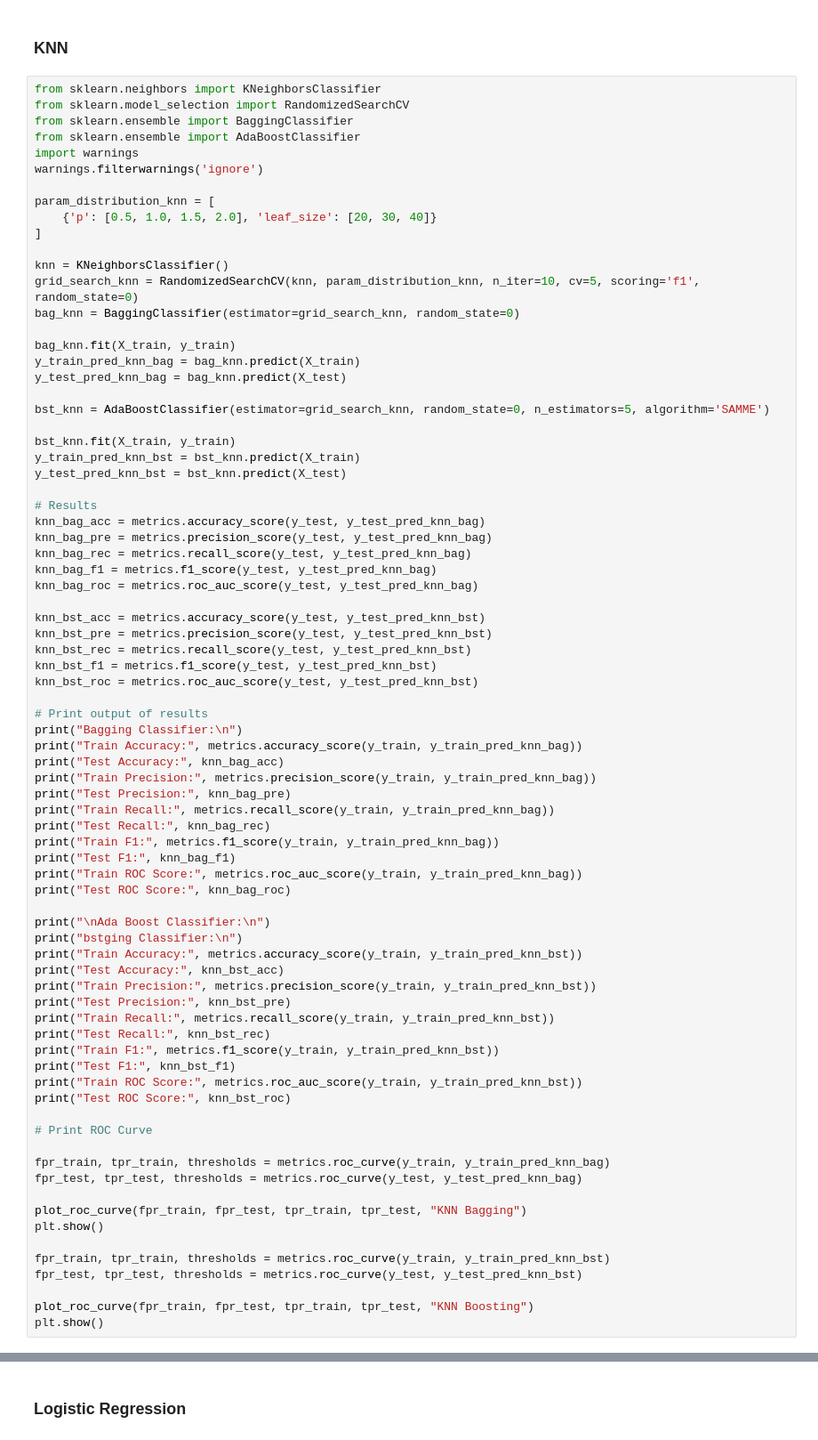
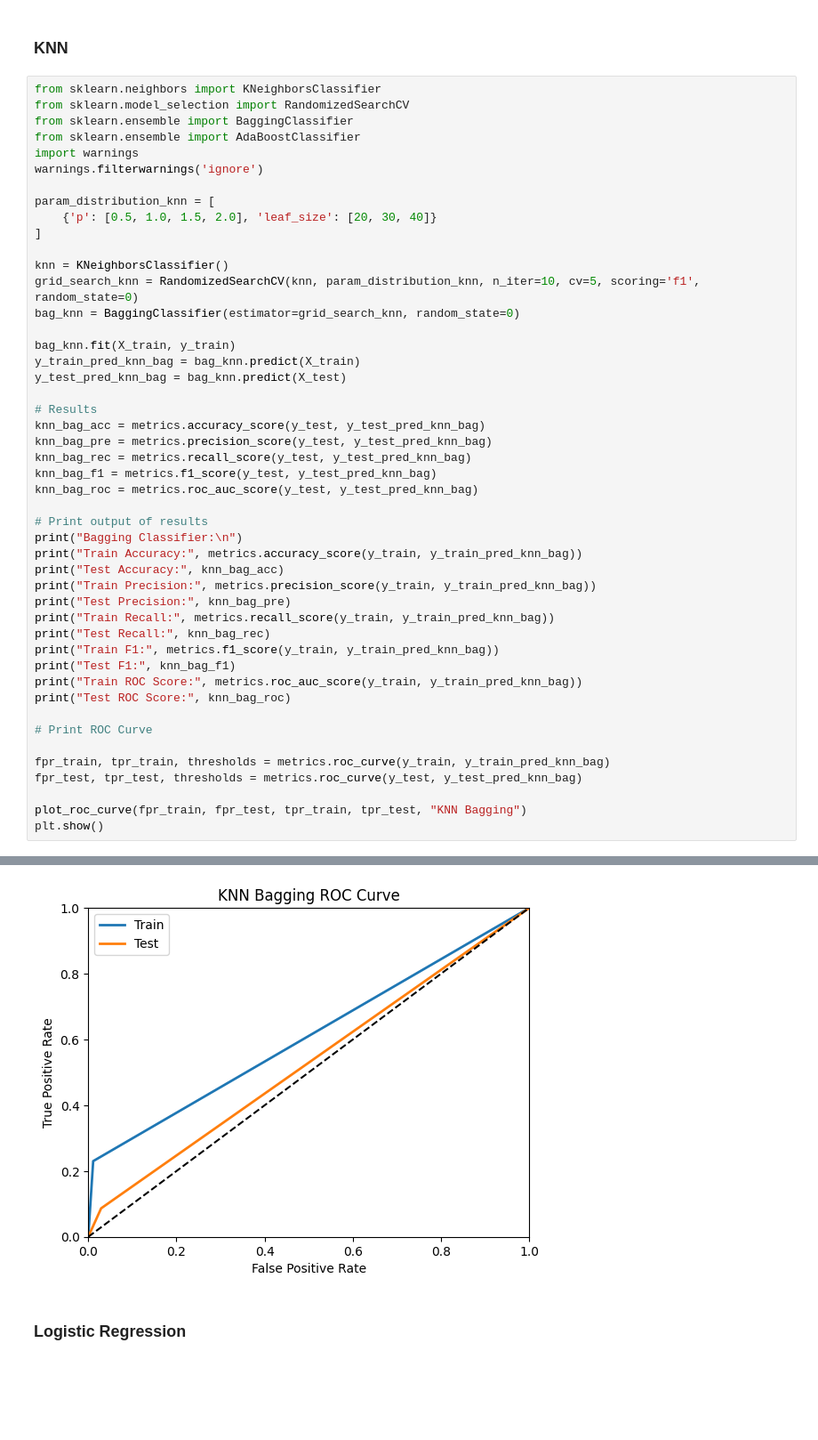
Before and after one commit to Elektroblade/cpsc499aml2024_final_project_team2_ditner_and_stobbe, a Jupyter notebook: cpsc499aml2024_final_project_team2_ditner_and_stobbe.ipynb, the cells around one changed output, grey strips where cells are left out. Shown: that part at 89% size. Cells and saved outputs as stored; diff of their text form; blank space fills up the shorter version.

```diff
--- a/cpsc499aml2024_final_project_team2_ditner_and_stobbe.ipynb
+++ b/cpsc499aml2024_final_project_team2_ditner_and_stobbe.ipynb
@@ -356,24 +364,12 @@ bag_knn.fit(X_train, y_train)
 y_train_pred_knn_bag = bag_knn.predict(X_train)
 y_test_pred_knn_bag = bag_knn.predict(X_test)
 
-bst_knn = AdaBoostClassifier(estimator=grid_search_knn, random_state=0, n_estimators=5, algorithm='SAMME')
-
-bst_knn.fit(X_train, y_train)
-y_train_pred_knn_bst = bst_knn.predict(X_train)
-y_test_pred_knn_bst = bst_knn.predict(X_test)
-
 # Results
 knn_bag_acc = metrics.accuracy_score(y_test, y_test_pred_knn_bag)
 knn_bag_pre = metrics.precision_score(y_test, y_test_pred_knn_bag)
 knn_bag_rec = metrics.recall_score(y_test, y_test_pred_knn_bag)
 knn_bag_f1 = metrics.f1_score(y_test, y_test_pred_knn_bag)
 knn_bag_roc = metrics.roc_auc_score(y_test, y_test_pred_knn_bag)
-
-knn_bst_acc = metrics.accuracy_score(y_test, y_test_pred_knn_bst)
-knn_bst_pre = metrics.precision_score(y_test, y_test_pred_knn_bst)
-knn_bst_rec = metrics.recall_score(y_test, y_test_pred_knn_bst)
-knn_bst_f1 = metrics.f1_score(y_test, y_test_pred_knn_bst)
-knn_bst_roc = metrics.roc_auc_score(y_test, y_test_pred_knn_bst)
 
 # Print output of results
 print("Bagging Classifier:\n")
@@ -388,19 +384,6 @@ print("Test F1:", knn_bag_f1)
 print("Train ROC Score:", metrics.roc_auc_score(y_train, y_train_pred_knn_bag))
 print("Test ROC Score:", knn_bag_roc)
 
-print("\nAda Boost Classifier:\n")
-print("bstging Classifier:\n")
-print("Train Accuracy:", metrics.accuracy_score(y_train, y_train_pred_knn_bst))
-print("Test Accuracy:", knn_bst_acc)
-print("Train Precision:", metrics.precision_score(y_train, y_train_pred_knn_bst))
-print("Test Precision:", knn_bst_pre)
-print("Train Recall:", metrics.recall_score(y_train, y_train_pred_knn_bst))
-print("Test Recall:", knn_bst_rec)
-print("Train F1:", metrics.f1_score(y_train, y_train_pred_knn_bst))
-print("Test F1:", knn_bst_f1)
-print("Train ROC Score:", metrics.roc_auc_score(y_train, y_train_pred_knn_bst))
-print("Test ROC Score:", knn_bst_roc)
-
 # Print ROC Curve
 
 fpr_train, tpr_train, thresholds = metrics.roc_curve(y_train, y_train_pred_knn_bag)
@@ -408,10 +391,4 @@ fpr_test, tpr_test, thresholds = metrics.roc_curve(y_test, y_test_pred_knn_bag)
 
 plot_roc_curve(fpr_train, fpr_test, tpr_train, tpr_test, "KNN Bagging")
 plt.show()
-
-fpr_train, tpr_train, thresholds = metrics.roc_curve(y_train, y_train_pred_knn_bst)
-fpr_test, tpr_test, thresholds = metrics.roc_curve(y_test, y_test_pred_knn_bst)
-
-plot_roc_curve(fpr_train, fpr_test, tpr_train, tpr_test, "KNN Boosting")
-plt.show()
 # %% [output]
@@ -419,2 +407,3 @@ ValueError: KNeighborsClassifier doesn't support sample_weight.
+[figure, added]
 # %% [markdown]
 ### Logistic Regression
```
Also changed, not shown: parts of 4 cells of this notebook.
